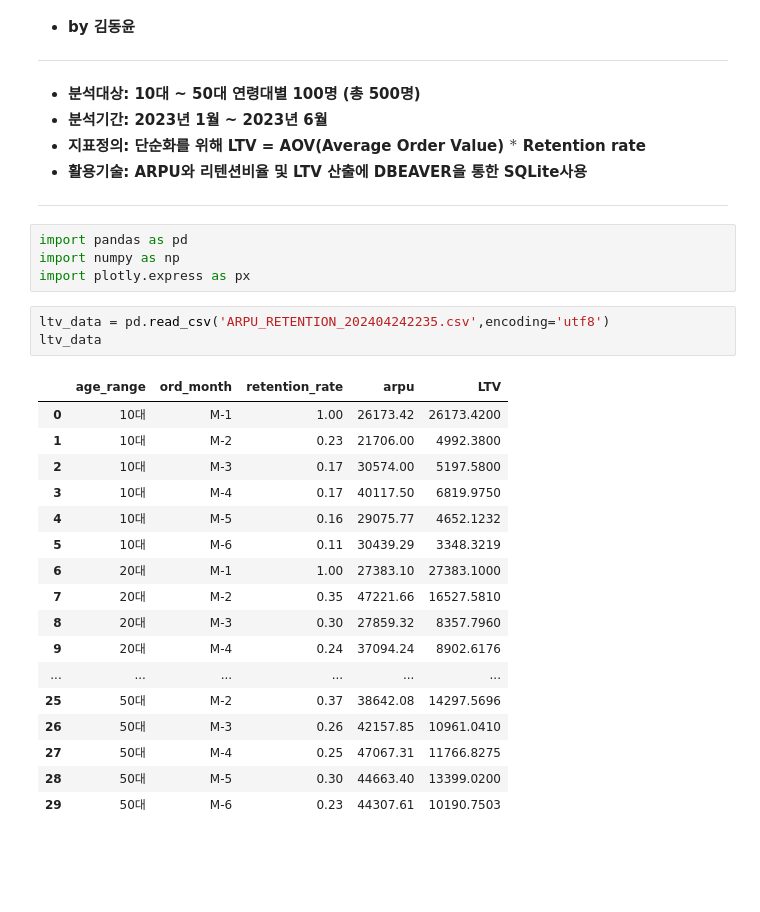
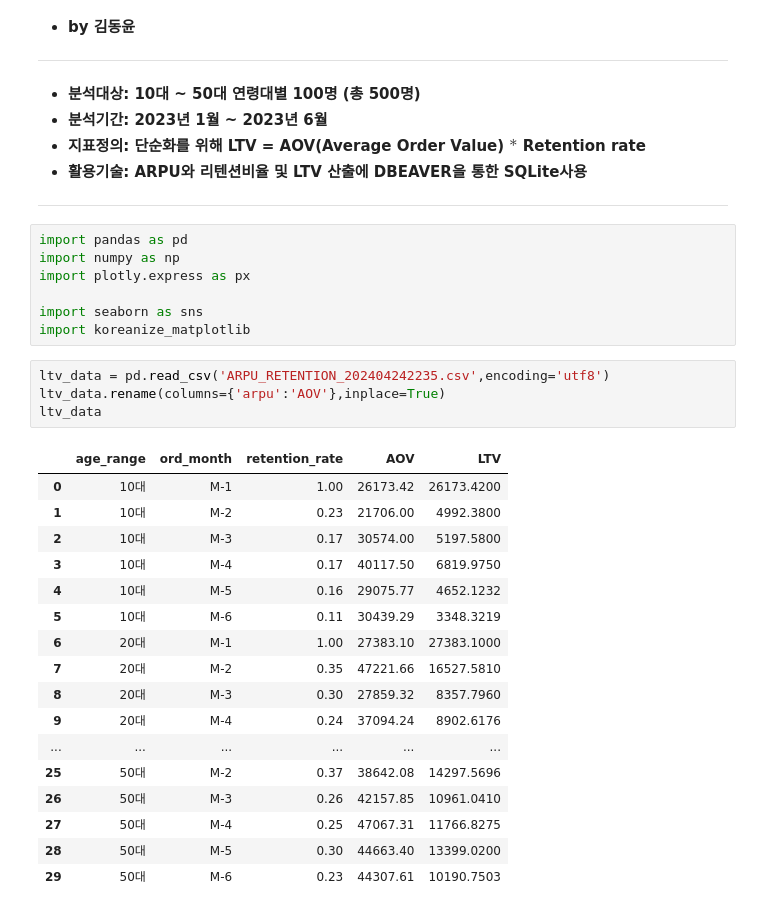
Before and after one commit to goodlucktokdy/data_analysis_portfolios, a Jupyter notebook: CLV(Customer Lifetime Value) ANALYSIS by SQL/CLV(LTV)_ANALYSIS_RESULT_PLOT.ipynb, the cells around one changed output. Cells and saved outputs as stored; diff of their text form; blank space fills up the shorter version.

```diff
--- a/CLV(Customer Lifetime Value) ANALYSIS by SQL/CLV(LTV)_ANALYSIS_RESULT_PLOT.ipynb
+++ b/CLV(Customer Lifetime Value) ANALYSIS by SQL/CLV(LTV)_ANALYSIS_RESULT_PLOT.ipynb
@@ -11,11 +11,15 @@
 import pandas as pd
 import numpy as np
 import plotly.express as px
+
+import seaborn as sns
+import koreanize_matplotlib
 # %%
 ltv_data = pd.read_csv('ARPU_RETENTION_202404242235.csv',encoding='utf8')
+ltv_data.rename(columns={'arpu':'AOV'},inplace=True)
 ltv_data
 # %% [output]
-|  | age_range | ord_month | retention_rate | arpu | LTV |
+|  | age_range | ord_month | retention_rate | AOV | LTV |
 | 0 | 10대 | M-1 | 1.00 | 26173.42 | 26173.4200 |
 | 1 | 10대 | M-2 | 0.23 | 21706.00 | 4992.3800 |
 | 2 | 10대 | M-3 | 0.17 | 30574.00 | 5197.5800 |
```
Also changed, not shown: parts of 1 cell of this notebook, 1 other file.
